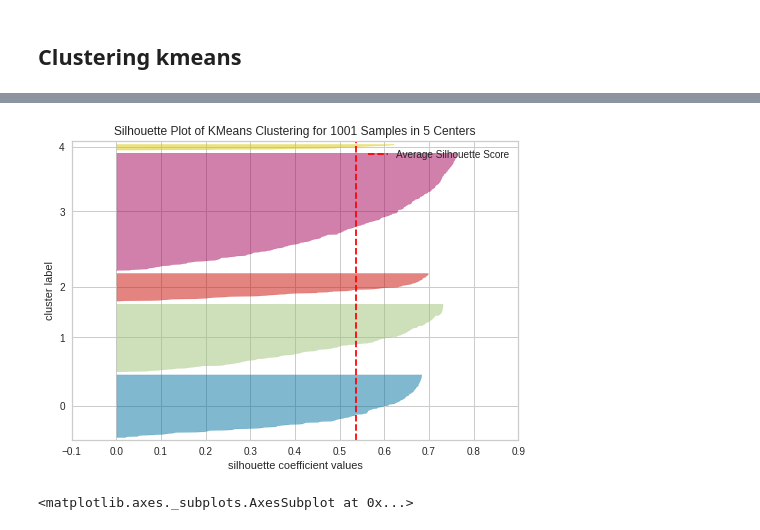
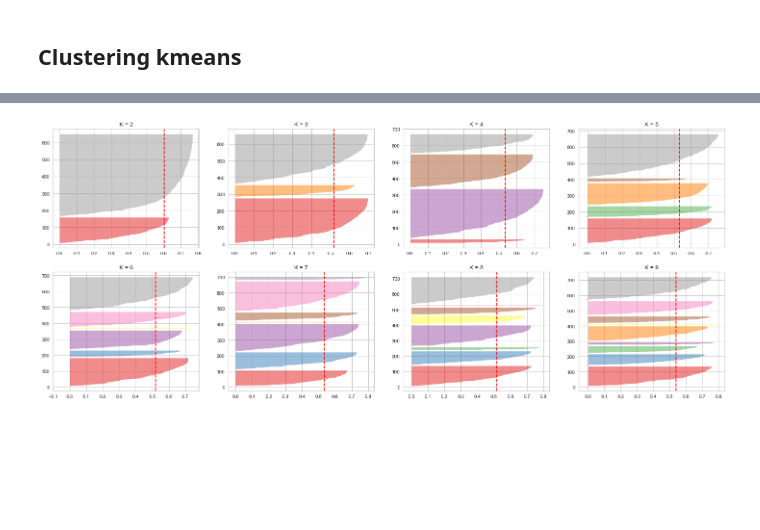
Before and after one commit to RafaPe/Song_Patterns, a Jupyter notebook: proyecto_min.ipynb, the cells around one changed output, grey strips where cells are left out. Drawn from its saved outputs; the diff is of its cells as text; code cells hidden in the pictures; blank space fills up the shorter version.

```diff
--- a/proyecto_min.ipynb
+++ b/proyecto_min.ipynb
@@ -308,8 +218,0 @@ KElbowVisualizer(ax=<matplotlib.axes._subplots.AxesSubplot object at 0x...>,
-# %%
-X, y = data2numpy,1
-
-model = KMeans(3, random_state=42)
-visualizer = SilhouetteVisualizer(model, colors='yellowbrick')
-
-visualizer.fit(X)
-visualizer.show()
@@ -319,8 +218,0 @@ visualizer.show()
-# %%
-X, y = data2numpy,1
-
-model = KMeans(4, random_state=42)
-visualizer = SilhouetteVisualizer(model, colors='yellowbrick')
-
-visualizer.fit(X)
-visualizer.show()
@@ -330,12 +219,20 @@ visualizer.show()
-# %%
-X, y = data2numpy,1
-
-model = KMeans(5, random_state=42)
-visualizer = SilhouetteVisualizer(model, colors='yellowbrick')
-
-visualizer.fit(X)
-visualizer.show()
-# %% [output]
-[figure, removed]
-<matplotlib.axes._subplots.AxesSubplot at 0x...>
+# %%
+fig, axs = plt.subplots(2, 4, figsize=(25,10))
+
+j = 0
+k = 0
+k_model = 2
+for i in range(8):
+    model = KMeans(k_model)
+    visualizer = SilhouetteVisualizer(model, ax = axs[k,j])
+    visualizer.fit(numpy_data_fer)
+    axs[k,j].set_title("K = " + str(k_model))
+    k_model = k_model + 1
+    j = j + 1
+    if j == 4:
+        k = k + 1
+        j = 0
+plt.show()
+# %% [output]
+[figure, added]
 # %%
```
Also changed, not shown: parts of 74 cells of this notebook, 1 other file.
